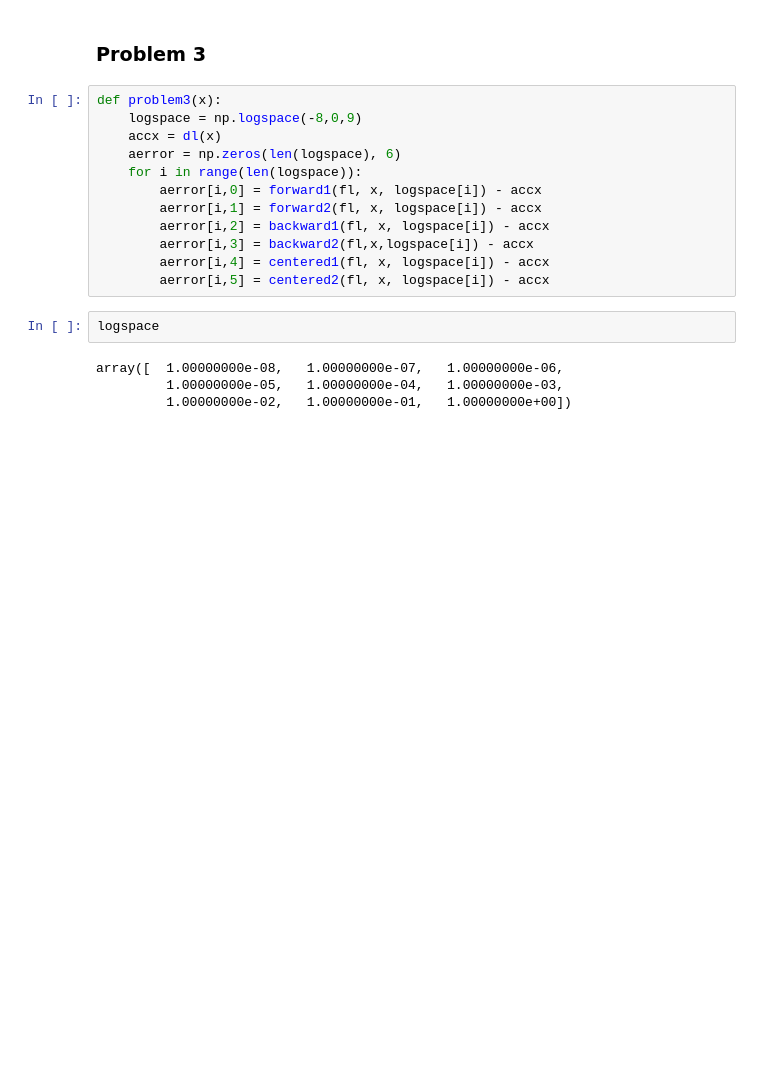
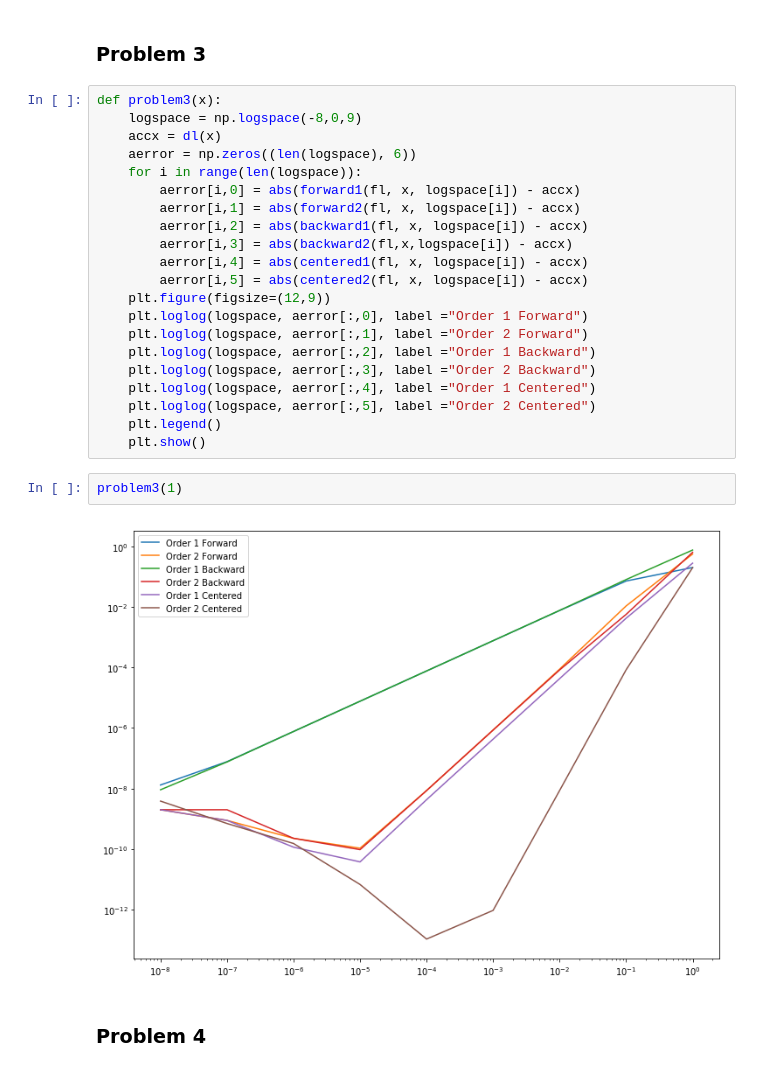
Before and after one commit to weihanchia/OSM-Lab-2017, a Jupyter notebook: Computation/Week 4/Week 4.ipynb, the cells around one changed output. Saved outputs shown, nothing was run; the diff lists cells and outputs as text; blank space fills up the shorter version.

```diff
--- a/Computation/Week 4/Week 4.ipynb
+++ b/Computation/Week 4/Week 4.ipynb
@@ -363,17 +381,26 @@ All of our approximations approximate the original function closely.
 def problem3(x):
     logspace = np.logspace(-8,0,9)
     accx = dl(x)
-    aerror = np.zeros(len(logspace), 6)
+    aerror = np.zeros((len(logspace), 6))
     for i in range(len(logspace)):
-        aerror[i,0] = forward1(fl, x, logspace[i]) - accx
-        aerror[i,1] = forward2(fl, x, logspace[i]) - accx
-        aerror[i,2] = backward1(fl, x, logspace[i]) - accx
-        aerror[i,3] = backward2(fl,x,logspace[i]) - accx
-        aerror[i,4] = centered1(fl, x, logspace[i]) - accx
-        aerror[i,5] = centered2(fl, x, logspace[i]) - accx
+        aerror[i,0] = abs(forward1(fl, x, logspace[i]) - accx)
+        aerror[i,1] = abs(forward2(fl, x, logspace[i]) - accx)
+        aerror[i,2] = abs(backward1(fl, x, logspace[i]) - accx)
+        aerror[i,3] = abs(backward2(fl,x,logspace[i]) - accx)
+        aerror[i,4] = abs(centered1(fl, x, logspace[i]) - accx)
+        aerror[i,5] = abs(centered2(fl, x, logspace[i]) - accx)
+    plt.figure(figsize=(12,9))
+    plt.loglog(logspace, aerror[:,0], label ="Order 1 Forward")
+    plt.loglog(logspace, aerror[:,1], label ="Order 2 Forward")
+    plt.loglog(logspace, aerror[:,2], label ="Order 1 Backward")
+    plt.loglog(logspace, aerror[:,3], label ="Order 2 Backward")
+    plt.loglog(logspace, aerror[:,4], label ="Order 1 Centered")
+    plt.loglog(logspace, aerror[:,5], label ="Order 2 Centered")
+    plt.legend()
+    plt.show()
-# %%
-logspace
-# %% [output]
-array([  1.00000000e-08,   1.00000000e-07,   1.00000000e-06,
-         1.00000000e-05,   1.00000000e-04,   1.00000000e-03,
-         1.00000000e-02,   1.00000000e-01,   1.00000000e+00])
+# %%
+problem3(1)
+# %% [output]
+[figure, added]
+# %% [markdown]
+### Problem 4
```
Also changed, not shown: parts of 21 cells of this notebook, 3 other files.
